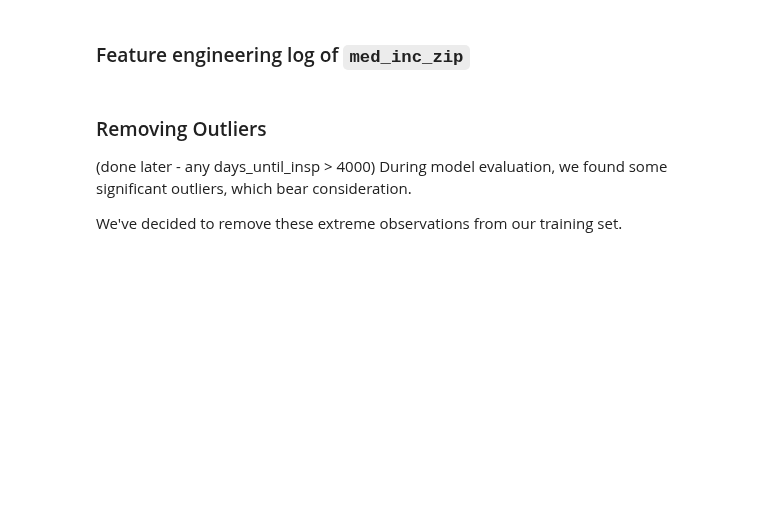
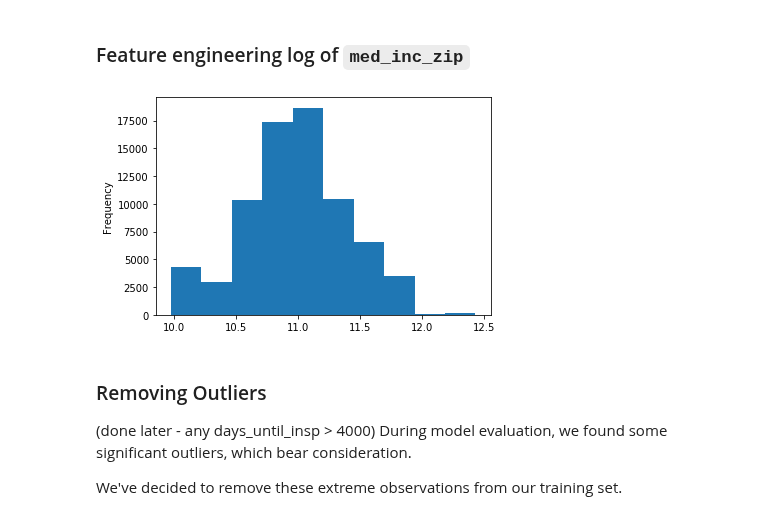
Before and after one commit to Shaddyjr/dob_complaints, a Jupyter notebook: mahdi/dob_complaints.ipynb, the cells around one changed output. Drawn from its saved outputs; the diff is of its cells as text; code cells hidden in the pictures; blank space fills up the shorter version.

```diff
--- a/mahdi/dob_complaints.ipynb
+++ b/mahdi/dob_complaints.ipynb
@@ -103,6 +103,10 @@ db["med_inc_zip"].plot(kind = "hist")
 ### Feature engineering log of `med_inc_zip`
 # %%
 db["log_med_inc_zip"] = np.log(db["med_inc_zip"])
+# %%
+db["log_med_inc_zip"].plot(kind = "hist");
+# %% [output]
+[figure, added]
 # %% [markdown]
 ### Removing Outliers
 
```
Also changed, not shown: parts of 1 cell of this notebook.
